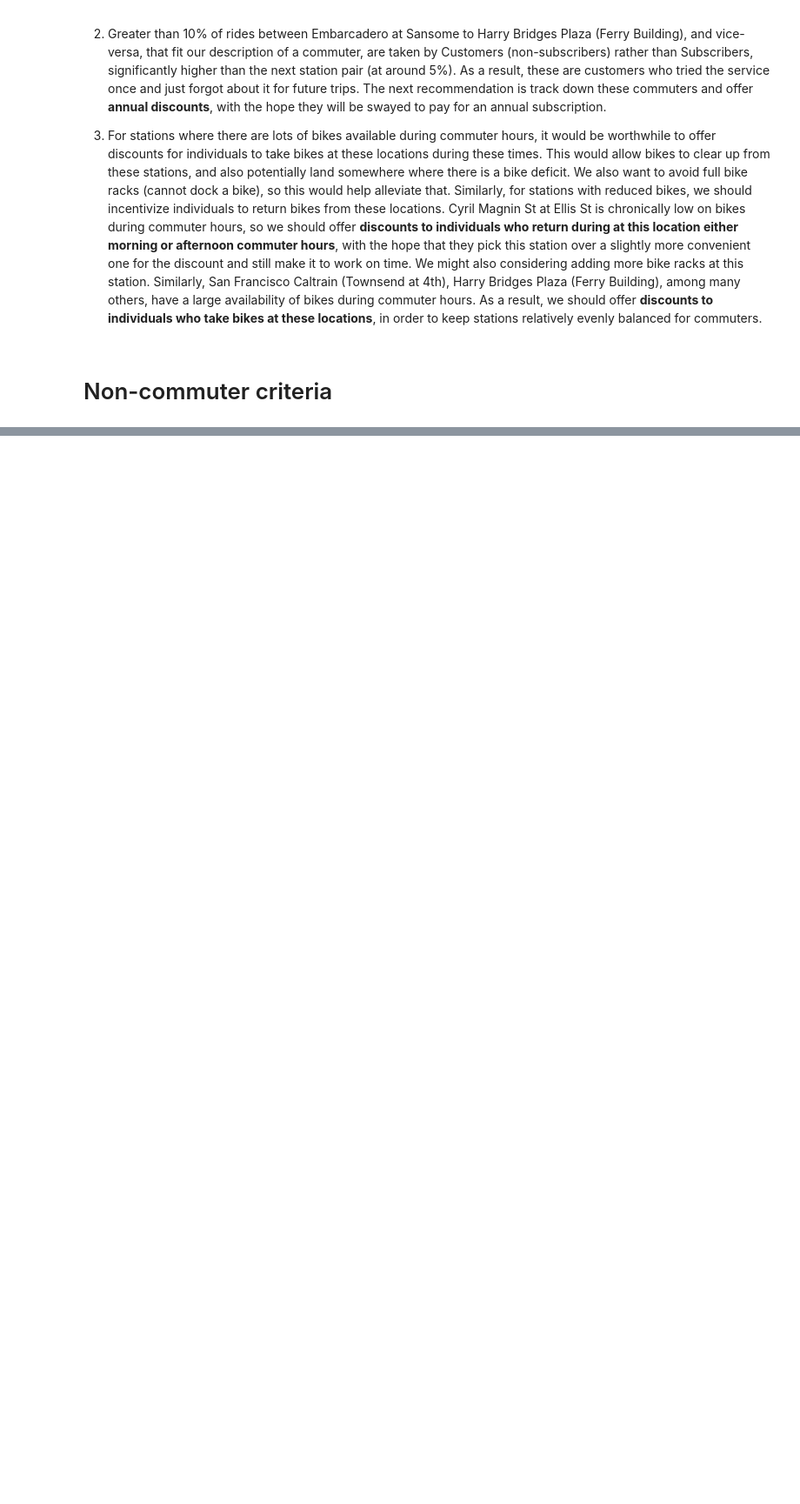
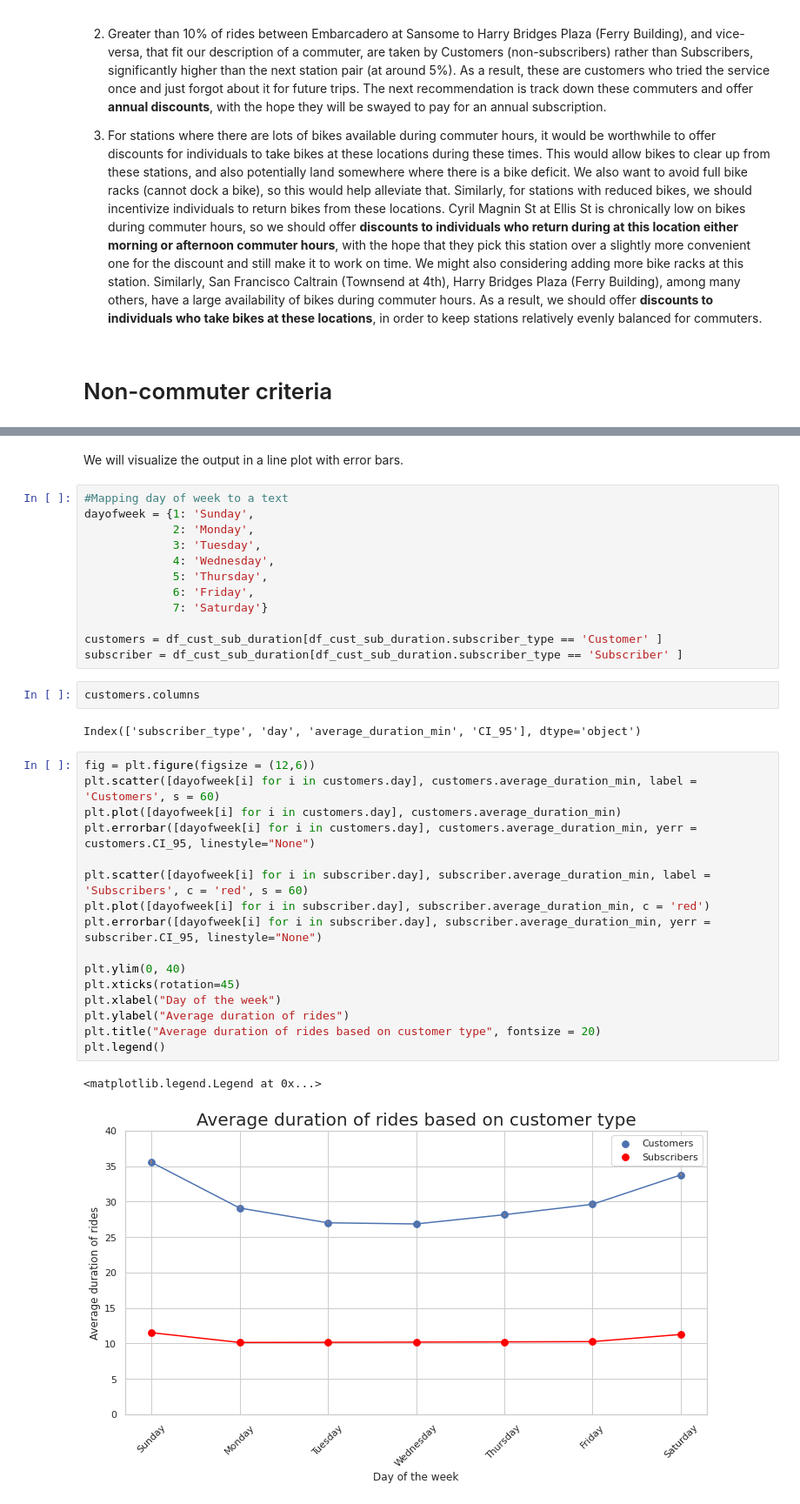
Before and after one commit to siduojiang/SQL_analysis_bikeshare, a Jupyter notebook: Project_1.ipynb, the cells around one changed output, grey strips where cells are left out. Shown at 87% size. Cells and saved outputs as stored; diff of their text form; blank space fills up the shorter version.

```diff
--- a/Project_1.ipynb
+++ b/Project_1.ipynb
@@ -330,0 +352,37 @@ Change in ridership during weekend versus weekday. Top 5 starting stations durin
+# %% [markdown]
+We will visualize the output in a line plot with error bars.
+# %%
+#Mapping day of week to a text
+dayofweek = {1: 'Sunday',
+             2: 'Monday',
+             3: 'Tuesday',
+             4: 'Wednesday',
+             5: 'Thursday',
+             6: 'Friday',
+             7: 'Saturday'}
+
+customers = df_cust_sub_duration[df_cust_sub_duration.subscriber_type == 'Customer' ]
+subscriber = df_cust_sub_duration[df_cust_sub_duration.subscriber_type == 'Subscriber' ]
+# %%
+customers.columns
+# %% [output]
+Index(['subscriber_type', 'day', 'average_duration_min', 'CI_95'], dtype='object')
+# %%
+fig = plt.figure(figsize = (12,6))
+plt.scatter([dayofweek[i] for i in customers.day], customers.average_duration_min, label = 'Customers', s = 60)
+plt.plot([dayofweek[i] for i in customers.day], customers.average_duration_min)
+plt.errorbar([dayofweek[i] for i in customers.day], customers.average_duration_min, yerr = customers.CI_95, linestyle="None")
+
+plt.scatter([dayofweek[i] for i in subscriber.day], subscriber.average_duration_min, label = 'Subscribers', c = 'red', s = 60)
+plt.plot([dayofweek[i] for i in subscriber.day], subscriber.average_duration_min, c = 'red')
+plt.errorbar([dayofweek[i] for i in subscriber.day], subscriber.average_duration_min, yerr = subscriber.CI_95, linestyle="None")
+
+plt.ylim(0, 40)
+plt.xticks(rotation=45)
+plt.xlabel("Day of the week")
+plt.ylabel("Average duration of rides")
+plt.title("Average duration of rides based on customer type", fontsize = 20)
+plt.legend()
+# %% [output]
+<matplotlib.legend.Legend at 0x...>
+[figure, added]
```
Also changed, not shown: parts of 23 cells of this notebook.
